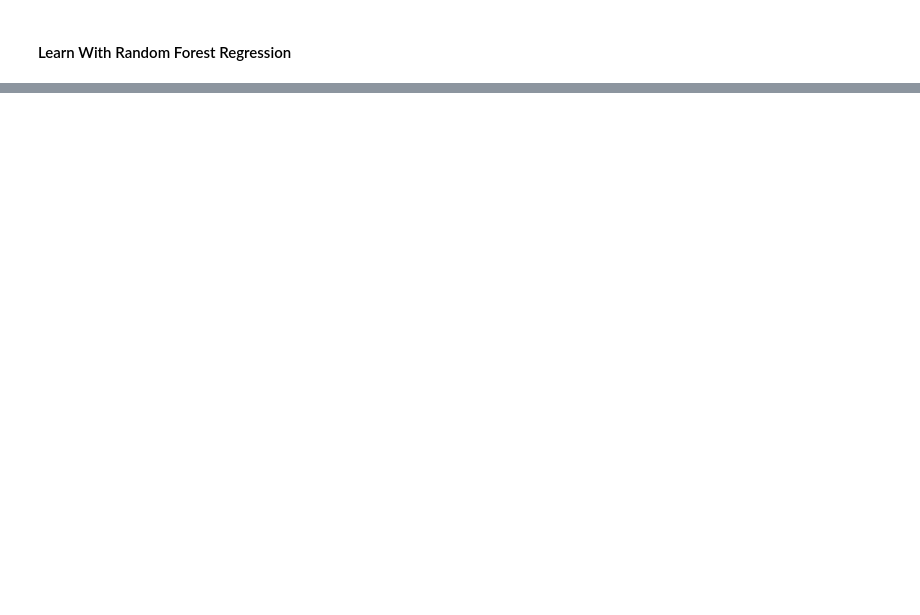
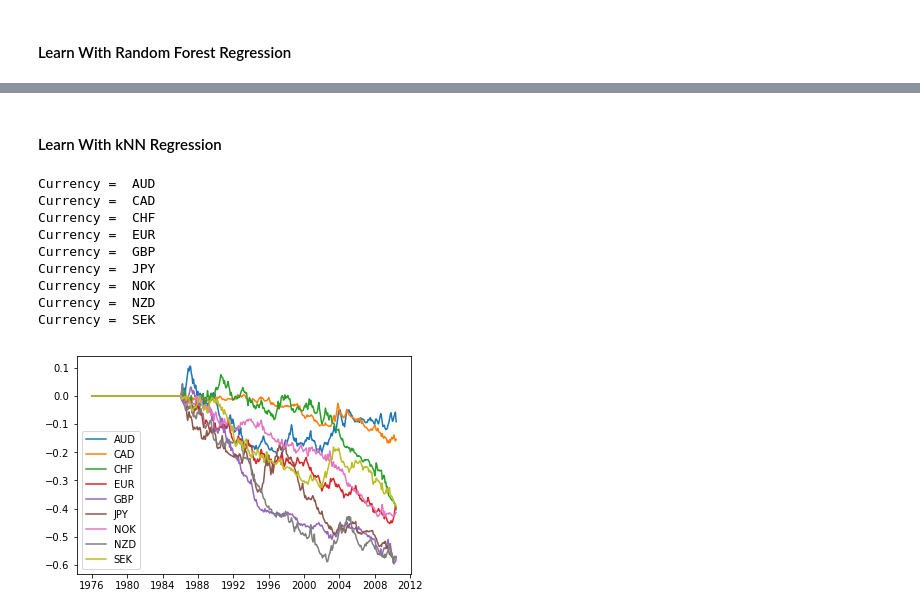
Before and after one commit to siowmeng/bigdatafinance, a Jupyter notebook: Assignment2/BDFGroupAssignment2-SM.ipynb, the cells around one changed output, grey strips where cells are left out. Drawn from its saved outputs; the diff is of its cells as text; code cells hidden in the pictures; blank space fills up the shorter version.

```diff
--- a/Assignment2/BDFGroupAssignment2-SM.ipynb
+++ b/Assignment2/BDFGroupAssignment2-SM.ipynb
@@ -165,0 +294,18 @@ Currency =  SEK
+# %% [markdown]
+#### Learn With kNN Regression
+# %%
+# kNN Regression with K selected by 10-fold Cross Validation
+param_grid = {"n_neighbors": [1, 5, 9]}
+knnCumDiff, knnRsqOOS = learnAndPlot(w, GridSearchCV(neighbors.KNeighborsRegressor(), param_grid = param_grid, cv = 10),
+                                     fxSpotDelta, intDiff, inflDiff, indPrdDiff, mSupplyDiff)
+# %% [output]
+Currency =  AUD
+Currency =  CAD
+Currency =  CHF
+Currency =  EUR
+Currency =  GBP
+Currency =  JPY
+Currency =  NOK
+Currency =  NZD
+Currency =  SEK
+[figure, added]
```
Also changed, not shown: parts of 36 cells of this notebook.
